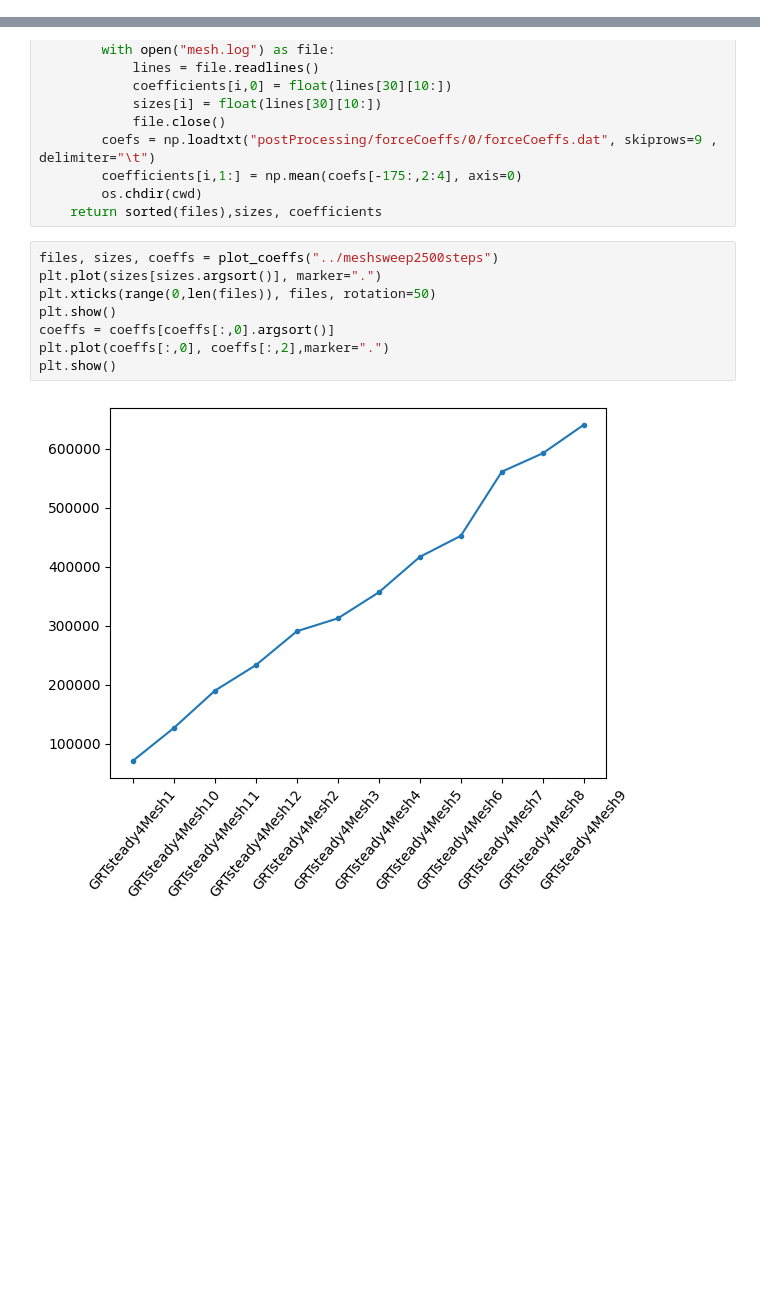
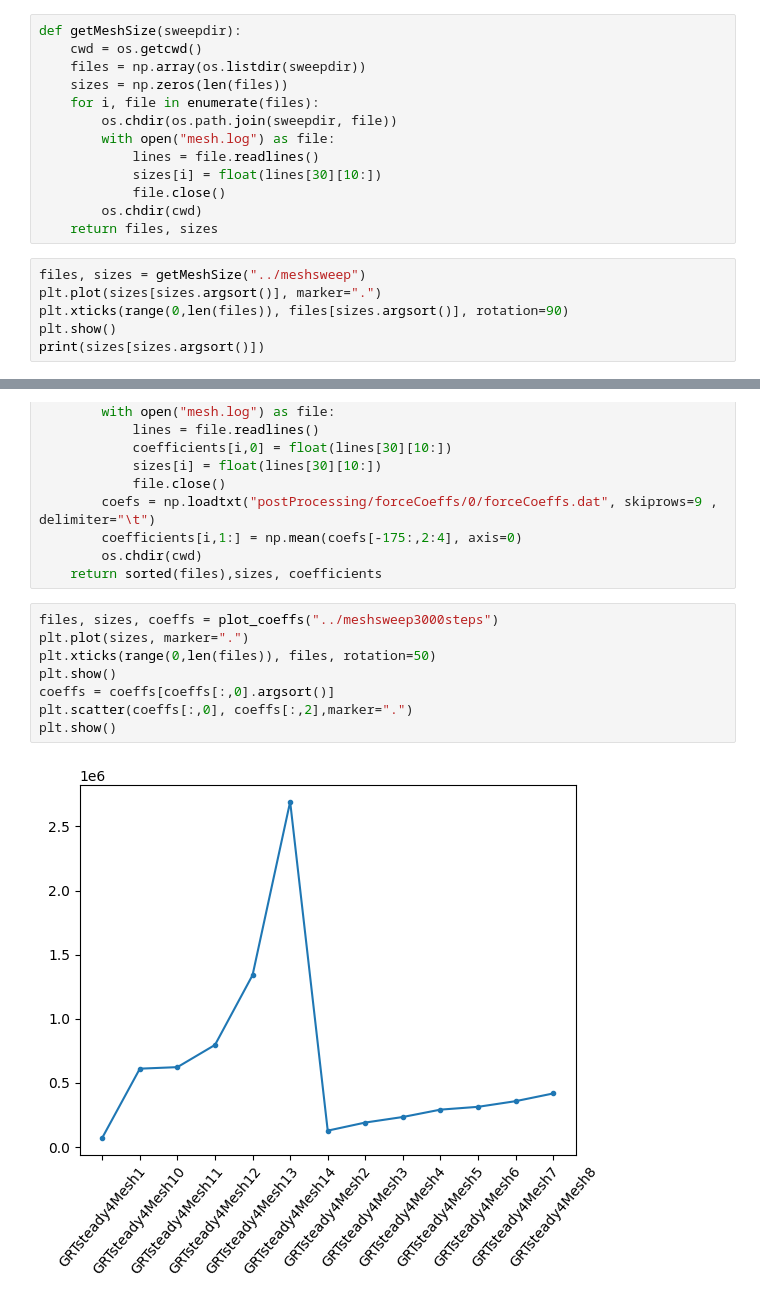
Before and after one commit to jkhansell/CFDFinalProject, a Jupyter notebook: meshstudy/ValidationNBs/AirfoilCoeffValidation.ipynb, the cells around one changed output, grey strips where cells are left out. Cells and saved outputs as stored; diff of their text form; blank space fills up the shorter version.

Commit message:
Added fine mesh sizes and trailing edge fix.

```diff
--- a/meshstudy/ValidationNBs/AirfoilCoeffValidation.ipynb
+++ b/meshstudy/ValidationNBs/AirfoilCoeffValidation.ipynb
@@ -2,3 +2,22 @@
 import numpy as np
 import matplotlib.pyplot as plt
 import os
+# %%
+def getMeshSize(sweepdir):
+    cwd = os.getcwd()
+    files = np.array(os.listdir(sweepdir))
+    sizes = np.zeros(len(files))
+    for i, file in enumerate(files):
+        os.chdir(os.path.join(sweepdir, file))
+        with open("mesh.log") as file:
+            lines = file.readlines()
+            sizes[i] = float(lines[30][10:])
+            file.close()
+        os.chdir(cwd)
+    return files, sizes
+# %%
+files, sizes = getMeshSize("../meshsweep")
+plt.plot(sizes[sizes.argsort()], marker=".")
+plt.xticks(range(0,len(files)), files[sizes.argsort()], rotation=90)
+plt.show()
+print(sizes[sizes.argsort()])
@@ -21,12 +49,12 @@ def plot_coeffs(sweepdir):
         os.chdir(cwd)
     return sorted(files),sizes, coefficients
 # %%
-files, sizes, coeffs = plot_coeffs("../meshsweep2500steps")
-plt.plot(sizes[sizes.argsort()], marker=".")
+files, sizes, coeffs = plot_coeffs("../meshsweep3000steps")
+plt.plot(sizes, marker=".")
 plt.xticks(range(0,len(files)), files, rotation=50)
 plt.show()
 coeffs = coeffs[coeffs[:,0].argsort()]
-plt.plot(coeffs[:,0], coeffs[:,2],marker=".")
+plt.scatter(coeffs[:,0], coeffs[:,2],marker=".")
 plt.show()
 # %% [output]
-[figure, old version]
+[figure, new version]
```
Also changed, not shown: parts of 4 cells of this notebook, 16 other files.
